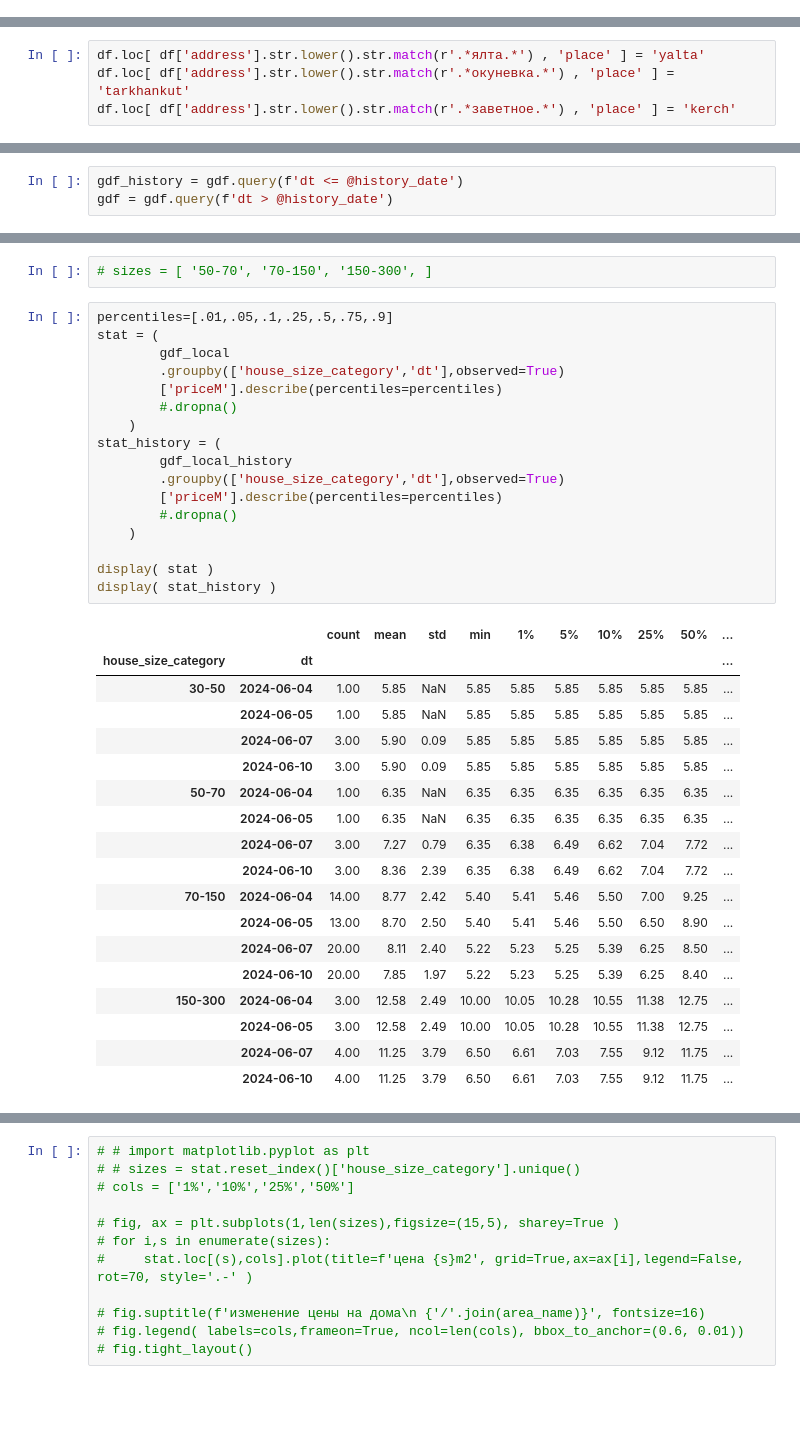
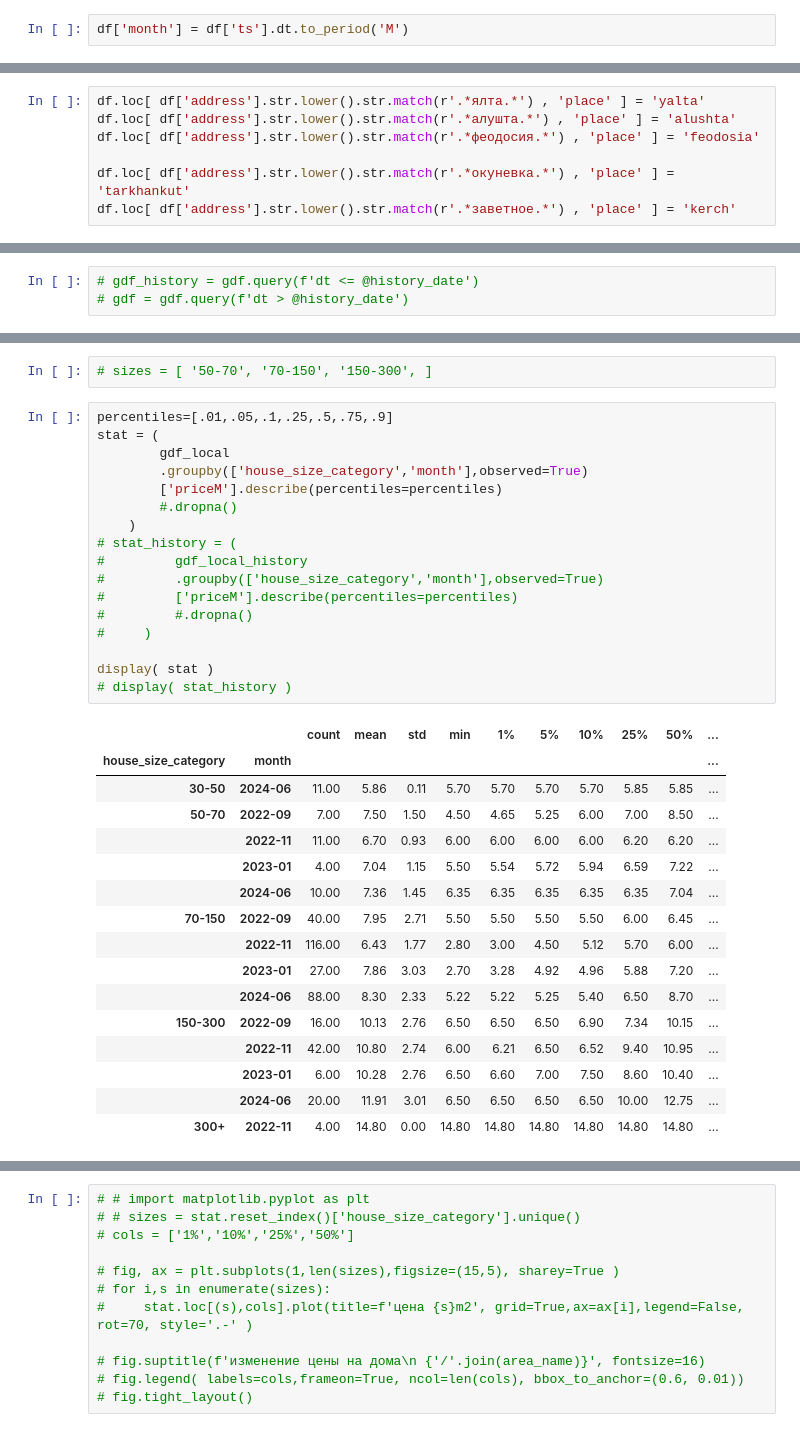
Before and after one commit to smechanoid/avito-parser, a Jupyter notebook: 05-analysis-house.ipynb, the cells around one changed output, grey strips where cells are left out. Cells and saved outputs as stored; diff of their text form; blank space fills up the shorter version.

```diff
--- a/05-analysis-house.ipynb
+++ b/05-analysis-house.ipynb
@@ -72,3 +72,5 @@ del df_
+# %%
+df['month'] = df['ts'].dt.to_period('M')
 # %% [markdown]
 ---
 # %%
@@ -116,6 +118,9 @@ df.loc[ df['address'].str.lower().str.match('анталья'), ['latitude','long
 df.loc[ df['longitude']<30., ['latitude','longitude'] ] = None
 # %%
 df.loc[ df['address'].str.lower().str.match(r'.*ялта.*') , 'place' ] = 'yalta'
+df.loc[ df['address'].str.lower().str.match(r'.*алушта.*') , 'place' ] = 'alushta'
+df.loc[ df['address'].str.lower().str.match(r'.*феодосия.*') , 'place' ] = 'feodosia'
+
 df.loc[ df['address'].str.lower().str.match(r'.*окуневка.*') , 'place' ] = 'tarkhankut'
 df.loc[ df['address'].str.lower().str.match(r'.*заветное.*') , 'place' ] = 'kerch'
 # %%
@@ -158,6 +163,6 @@ datetime.date(2024, 6, 10)
 # %%
 gdf = gdf.query('place in ("bahchisaray","sudak","sevastopol")')
 # %%
-gdf_history = gdf.query(f'dt <= @history_date')
-gdf = gdf.query(f'dt > @history_date')
+# gdf_history = gdf.query(f'dt <= @history_date')
+# gdf = gdf.query(f'dt > @history_date')
 # %%
@@ -461,36 +482,34 @@ gdf_local_history = gdf_history.sjoin( frame_, how='inner', predicate='within')
 # %%
 percentiles=[.01,.05,.1,.25,.5,.75,.9]
 stat = (
         gdf_local
-        .groupby(['house_size_category','dt'],observed=True)
+        .groupby(['house_size_category','month'],observed=True)
         ['priceM'].describe(percentiles=percentiles)
         #.dropna()
     )
-stat_history = (
-        gdf_local_history
-        .groupby(['house_size_category','dt'],observed=True)
-        ['priceM'].describe(percentiles=percentiles)
-        #.dropna()
-    )
+# stat_history = (
+#         gdf_local_history
+#         .groupby(['house_size_category','month'],observed=True)
+#         ['priceM'].describe(percentiles=percentiles)
+#         #.dropna()
+#     )
 
 display( stat )
-display( stat_history )
+# display( stat_history )
 # %% [output]
 |  |  | count | mean | std | min | 1% | 5% | 10% | 25% | 50% | ... |
-| house_size_category | dt |  |  |  |  |  |  |  |  |  | ... |
-| 30-50 | 2024-06-04 | 1.00 | 5.85 | NaN | 5.85 | 5.85 | 5.85 | 5.85 | 5.85 | 5.85 | ... |
-|  | 2024-06-05 | 1.00 | 5.85 | NaN | 5.85 | 5.85 | 5.85 | 5.85 | 5.85 | 5.85 | ... |
-|  | 2024-06-07 | 3.00 | 5.90 | 0.09 | 5.85 | 5.85 | 5.85 | 5.85 | 5.85 | 5.85 | ... |
-|  | 2024-06-10 | 3.00 | 5.90 | 0.09 | 5.85 | 5.85 | 5.85 | 5.85 | 5.85 | 5.85 | ... |
-| 50-70 | 2024-06-04 | 1.00 | 6.35 | NaN | 6.35 | 6.35 | 6.35 | 6.35 | 6.35 | 6.35 | ... |
-|  | 2024-06-05 | 1.00 | 6.35 | NaN | 6.35 | 6.35 | 6.35 | 6.35 | 6.35 | 6.35 | ... |
-|  | 2024-06-07 | 3.00 | 7.27 | 0.79 | 6.35 | 6.38 | 6.49 | 6.62 | 7.04 | 7.72 | ... |
-|  | 2024-06-10 | 3.00 | 8.36 | 2.39 | 6.35 | 6.38 | 6.49 | 6.62 | 7.04 | 7.72 | ... |
-| 70-150 | 2024-06-04 | 14.00 | 8.77 | 2.42 | 5.40 | 5.41 | 5.46 | 5.50 | 7.00 | 9.25 | ... |
-|  | 2024-06-05 | 13.00 | 8.70 | 2.50 | 5.40 | 5.41 | 5.46 | 5.50 | 6.50 | 8.90 | ... |
-|  | 2024-06-07 | 20.00 | 8.11 | 2.40 | 5.22 | 5.23 | 5.25 | 5.39 | 6.25 | 8.50 | ... |
-|  | 2024-06-10 | 20.00 | 7.85 | 1.97 | 5.22 | 5.23 | 5.25 | 5.39 | 6.25 | 8.40 | ... |
-| 150-300 | 2024-06-04 | 3.00 | 12.58 | 2.49 | 10.00 | 10.05 | 10.28 | 10.55 | 11.38 | 12.75 | ... |
-|  | 2024-06-05 | 3.00 | 12.58 | 2.49 | 10.00 | 10.05 | 10.28 | 10.55 | 11.38 | 12.75 | ... |
-|  | 2024-06-07 | 4.00 | 11.25 | 3.79 | 6.50 | 6.61 | 7.03 | 7.55 | 9.12 | 11.75 | ... |
-|  | 2024-06-10 | 4.00 | 11.25 | 3.79 | 6.50 | 6.61 | 7.03 | 7.55 | 9.12 | 11.75 | ... |
+| house_size_category | month |  |  |  |  |  |  |  |  |  | ... |
+| 30-50 | 2024-06 | 11.00 | 5.86 | 0.11 | 5.70 | 5.70 | 5.70 | 5.70 | 5.85 | 5.85 | ... |
+| 50-70 | 2022-09 | 7.00 | 7.50 | 1.50 | 4.50 | 4.65 | 5.25 | 6.00 | 7.00 | 8.50 | ... |
+|  | 2022-11 | 11.00 | 6.70 | 0.93 | 6.00 | 6.00 | 6.00 | 6.00 | 6.20 | 6.20 | ... |
+|  | 2023-01 | 4.00 | 7.04 | 1.15 | 5.50 | 5.54 | 5.72 | 5.94 | 6.59 | 7.22 | ... |
+|  | 2024-06 | 10.00 | 7.36 | 1.45 | 6.35 | 6.35 | 6.35 | 6.35 | 6.35 | 7.04 | ... |
+| 70-150 | 2022-09 | 40.00 | 7.95 | 2.71 | 5.50 | 5.50 | 5.50 | 5.50 | 6.00 | 6.45 | ... |
+|  | 2022-11 | 116.00 | 6.43 | 1.77 | 2.80 | 3.00 | 4.50 | 5.12 | 5.70 | 6.00 | ... |
+|  | 2023-01 | 27.00 | 7.86 | 3.03 | 2.70 | 3.28 | 4.92 | 4.96 | 5.88 | 7.20 | ... |
+|  | 2024-06 | 88.00 | 8.30 | 2.33 | 5.22 | 5.22 | 5.25 | 5.40 | 6.50 | 8.70 | ... |
+| 150-300 | 2022-09 | 16.00 | 10.13 | 2.76 | 6.50 | 6.50 | 6.50 | 6.90 | 7.34 | 10.15 | ... |
+|  | 2022-11 | 42.00 | 10.80 | 2.74 | 6.00 | 6.21 | 6.50 | 6.52 | 9.40 | 10.95 | ... |
+|  | 2023-01 | 6.00 | 10.28 | 2.76 | 6.50 | 6.60 | 7.00 | 7.50 | 8.60 | 10.40 | ... |
+|  | 2024-06 | 20.00 | 11.91 | 3.01 | 6.50 | 6.50 | 6.50 | 6.50 | 10.00 | 12.75 | ... |
+| 300+ | 2022-11 | 4.00 | 14.80 | 0.00 | 14.80 | 14.80 | 14.80 | 14.80 | 14.80 | 14.80 | ... |
```
Also changed, not shown: parts of 26 cells of this notebook, 6 other files.
